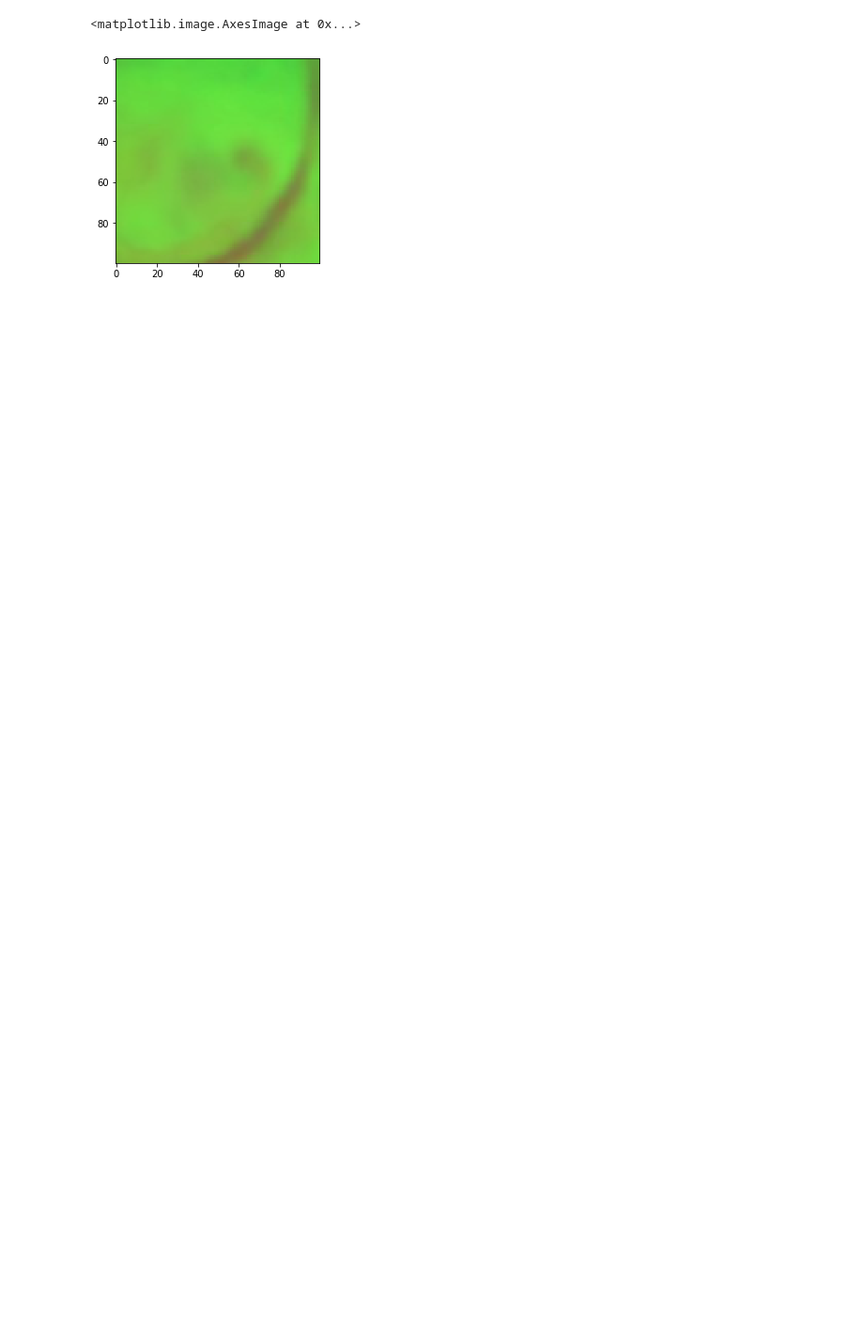
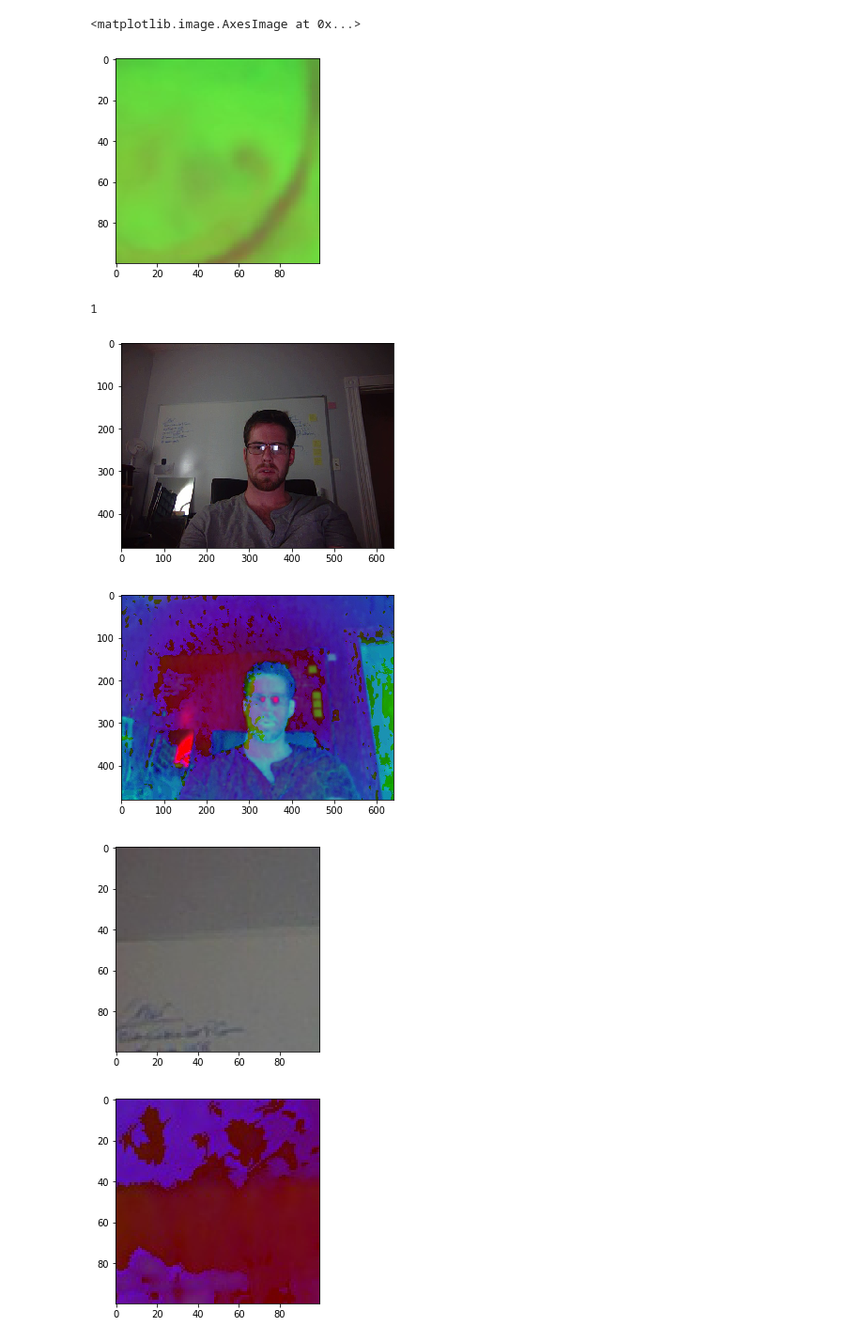
Before and after one commit to sutt/ppd, a Jupyter notebook: July31.ipynb, the cells around one changed output. Shown at 94% size. Drawn from its saved outputs; the diff is of its cells as text; code cells hidden in the pictures; blank space fills up the shorter version.

```diff
--- a/July31.ipynb
+++ b/July31.ipynb
@@ -16,3 +16,25 @@ plt.imshow(cv2.cvtColor(img1, cv2.COLOR_BGR2RGB))
 # %% [output]
 <matplotlib.image.AxesImage at 0x...>
 [figure]
+# %%
+dir_path = "data/write/july/imgs12/"
+ext = ".jpg"
+n = 1
+img = []
+for pind in xrange(1,n+1):
+    for ptype in ['img', 'img_t', 'rect', 'rect_t']:
+        pic_and_path = dir_path
+        pic_and_path += ptype
+        pic_and_path += str(pind)
+        pic_and_path += ext
+        _img =  cv2.imread(pic_and_path)
+        plt.imshow(cv2.cvtColor(_img, cv2.COLOR_BGR2RGB))
+        #plt.imshow(_img)
+        plt.show()
+        img.append(_img)
+# %% [output]
+1
+[figure, added]
+[figure, added]
+[figure, added]
+[figure, added]
```
Also changed, not shown: parts of 6 cells of this notebook, 3 other files.
